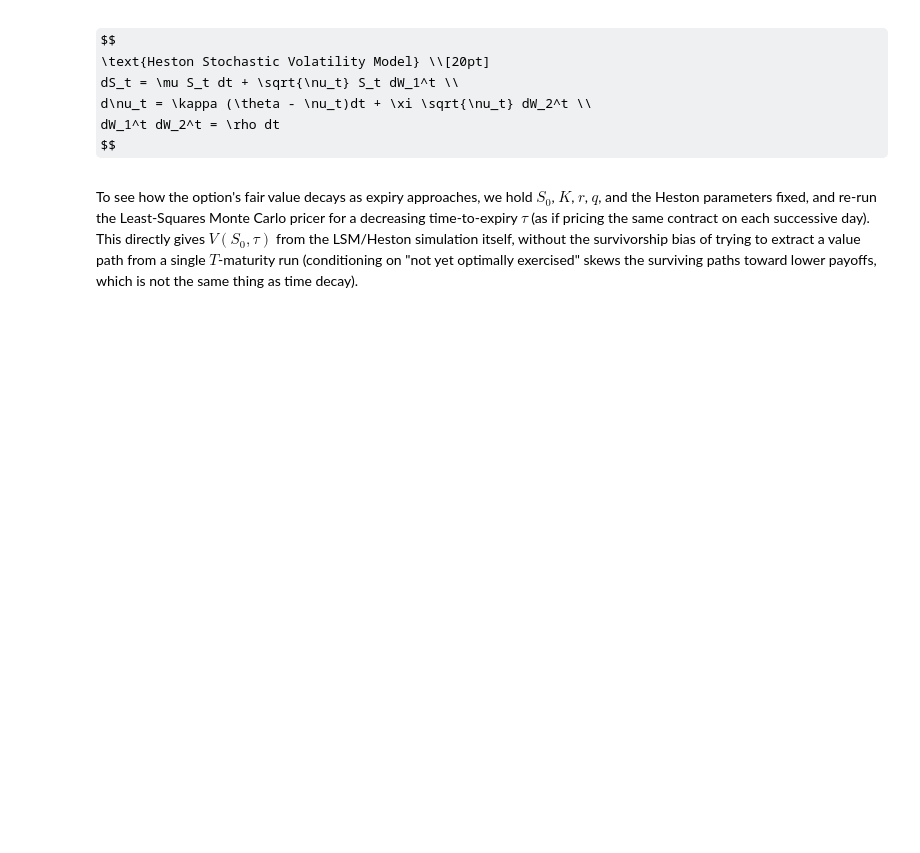
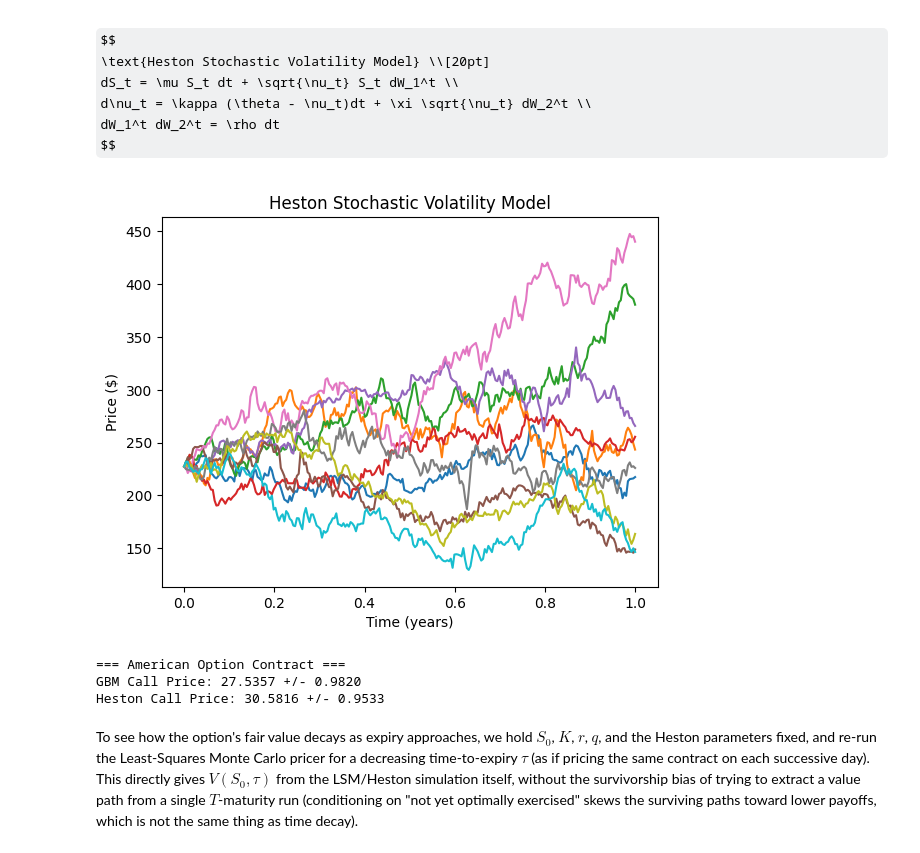
Before and after one commit to jaredrc8/Heston-Options-Pricing, a Jupyter notebook: prototype/prototype.ipynb, the cells around one changed output. Cells and saved outputs as stored; diff of their text form; code cells hidden in the pictures; some formulas as TeX source; blank space fills up the shorter version.

```diff
--- a/prototype/prototype.ipynb
+++ b/prototype/prototype.ipynb
@@ -336,34 +378,36 @@ def heston_monte_carlo(S0, r, q, v0, k, th, xi, rho, T, steps, runs):
 
         s = np.zeros((runs,steps+1))
         v = np.zeros((runs,steps+1))
 
         s[:,0] = S0
         v[:,0] = v0
 
         for j in range(steps):
             vt = np.maximum(v[:,j],0)
 
             s[:,j+1] = s[:,j] * np.exp((r - q - 0.5*vt)*dt + np.sqrt(vt*dt)*z1[:,j])
             v[:,j+1] = v[:,j] + k*(th - vt)*dt + xi*np.sqrt(vt*dt)*z2[:,j]
 
         return s, v
     else:
         print("Feller condition not satisfied")
         return None, None
 
 T = 1
 steps = 252
-runs = 50
+runs = 10
 
 s, v = heston_monte_carlo(227.38, 0.044, 0.0044, 0.1024, 2.0, 0.16, 0.5, -0.7, T, steps, runs)
 
 fig, ax = plt.subplots()
 for i in range(runs):
     ax.plot(np.linspace(0,T,steps+1), s[i,:])
 ax.set_title("Heston Stochastic Volatility Model")
 ax.set_xlabel("Time (years)")
 ax.set_ylabel("Price ($)")
 plt.show()
+# %% [output]
+[figure, added]
 # %%
 def poly2d_features(s, v, poly_degree=2):
     """Build design matrix of monomials s^i * v^j for i+j <= poly_degree."""
@@ -463,6 +507,10 @@ call_price_heston, call_se_heston, c_heston, s_heston = call_least_squares_monte
 print("=== American Option Contract ===")
 print(f"GBM Call Price: {call_price:.4f} +/- {1.96*call_se:.4f}")
 print(f"Heston Call Price: {call_price_heston:.4f} +/- {1.96*call_se_heston:.4f}")
+# %% [output]
+=== American Option Contract ===
+GBM Call Price: 27.5357 +/- 0.9820
+Heston Call Price: 30.5816 +/- 0.9533
 # %% [markdown]
 To see how the option's fair value decays as expiry approaches, we hold $S_0$, $K$, $r$, $q$, and the Heston parameters fixed, and re-run the Least-Squares Monte Carlo pricer for a decreasing time-to-expiry $\tau$ (as if pricing the same contract on each successive day). This directly gives $V(S_0, \tau)$ from the LSM/Heston simulation itself, without the survivorship bias of trying to extract a value path from a single $T$-maturity run (conditioning on "not yet optimally exercised" skews the surviving paths toward lower payoffs, which is not the same thing as time decay).
 # %%
```
Also changed, not shown: parts of 7 cells of this notebook, 1 other file.
